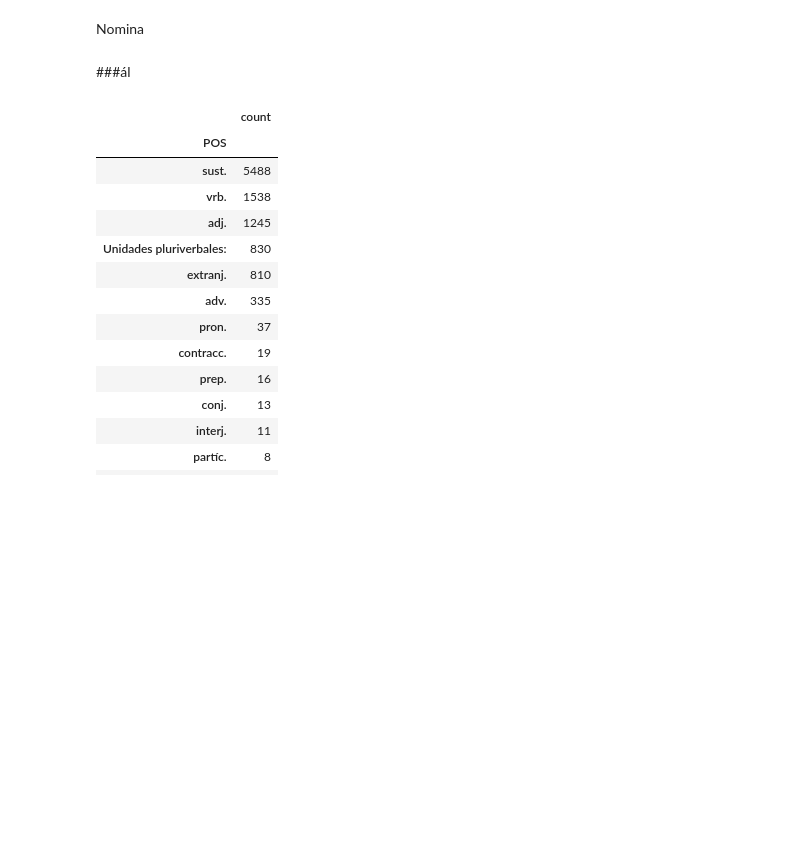
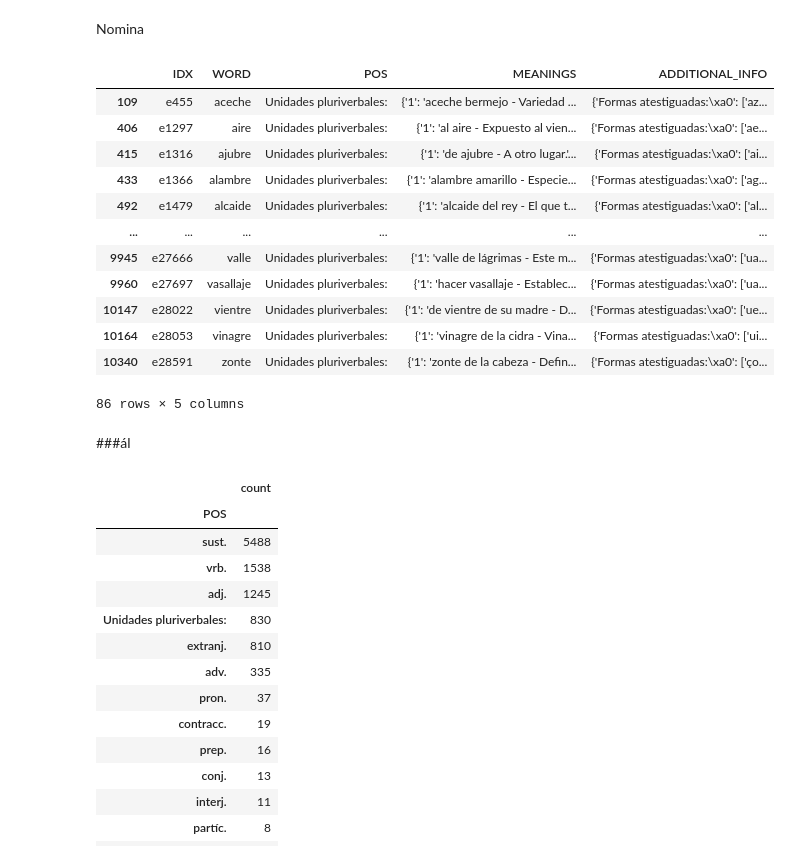
Before and after one commit to DionysiusSidorius/project-753, a Jupyter notebook: Uniparser.ipynb, the cells around one changed output. Saved outputs shown, nothing was run; the diff lists cells and outputs as text; code cells hidden in the pictures; blank space fills up the shorter version.

```diff
--- a/Uniparser.ipynb
+++ b/Uniparser.ipynb
@@ -517,3 +517,41 @@ f"""-lexeme
  paradigm: NOM
 """
     )
+# %%
+#other V
+import re
+dict_noun_V = df[
+    (df['WORD'].str.strip().str.fullmatch(r".+[eiu]\b", na=False)) &
+    (df['POS'].str.strip() == 'Unidades pluriverbales:') &
+    (~df['WORD'].isin({'leve', 'su', 'tu', 'sobre', 'tarde', 'que', 'qui'})) &
+    ((~df['WORD'].str.strip().str.contains(r"(ante|i?ente)$", regex=True, na=False))|
+   ( df['WORD'].isin({'frente', 'gente', 'mente', 'occidente', 'oriente'})))
+]
+with open('lexemes.txt', 'a') as lex:
+  for word, other in zip(dict_noun_V['WORD'], dict_noun_V['ADDITIONAL_INFO']):
+    forms = set([re.sub(r'(.+)s', r'\1', form) for form in set(eval(other)['Formas atestiguadas:\xa0'])])
+    forms.discard(word)
+    lex.write(
+f"""-lexeme
+ lex: {word}
+ stem: {word}.{'|'+'|'.join([form+"." for form in forms if form.count(' ') == 0]) if forms else ''}
+ gramm: NOUN
+ paradigm: NOM
+"""
+    )
+# %%
+dict_noun_V.drop('EXAMPLES', axis=1)
+# %% [output]
+|  | IDX | WORD | POS | MEANINGS | ADDITIONAL_INFO |
+| 109 | e455 | aceche | Unidades pluriverbales: | {'1': 'aceche bermejo - Variedad ... | {'Formas atestiguadas:\xa0': ['az... |
+| 406 | e1297 | aire | Unidades pluriverbales: | {'1': 'al aire - Expuesto al vien... | {'Formas atestiguadas:\xa0': ['ae... |
+| 415 | e1316 | ajubre | Unidades pluriverbales: | {'1': 'de ajubre - A otro lugar.'... | {'Formas atestiguadas:\xa0': ['ai... |
+| 433 | e1366 | alambre | Unidades pluriverbales: | {'1': 'alambre amarillo - Especie... | {'Formas atestiguadas:\xa0': ['ag... |
+| 492 | e1479 | alcaide | Unidades pluriverbales: | {'1': 'alcaide del rey - El que t... | {'Formas atestiguadas:\xa0': ['al... |
+| ... | ... | ... | ... | ... | ... |
+| 9945 | e27666 | valle | Unidades pluriverbales: | {'1': 'valle de lágrimas - Este m... | {'Formas atestiguadas:\xa0': ['ua... |
+| 9960 | e27697 | vasallaje | Unidades pluriverbales: | {'1': 'hacer vasallaje - Establec... | {'Formas atestiguadas:\xa0': ['ua... |
+| 10147 | e28022 | vientre | Unidades pluriverbales: | {'1': 'de vientre de su madre - D... | {'Formas atestiguadas:\xa0': ['ue... |
+| 10164 | e28053 | vinagre | Unidades pluriverbales: | {'1': 'vinagre de la cidra - Vina... | {'Formas atestiguadas:\xa0': ['ui... |
+| 10340 | e28591 | zonte | Unidades pluriverbales: | {'1': 'zonte de la cabeza - Defin... | {'Formas atestiguadas:\xa0': ['ço... |
+86 rows × 5 columns
```
Also changed, not shown: parts of 1 cell of this notebook.
